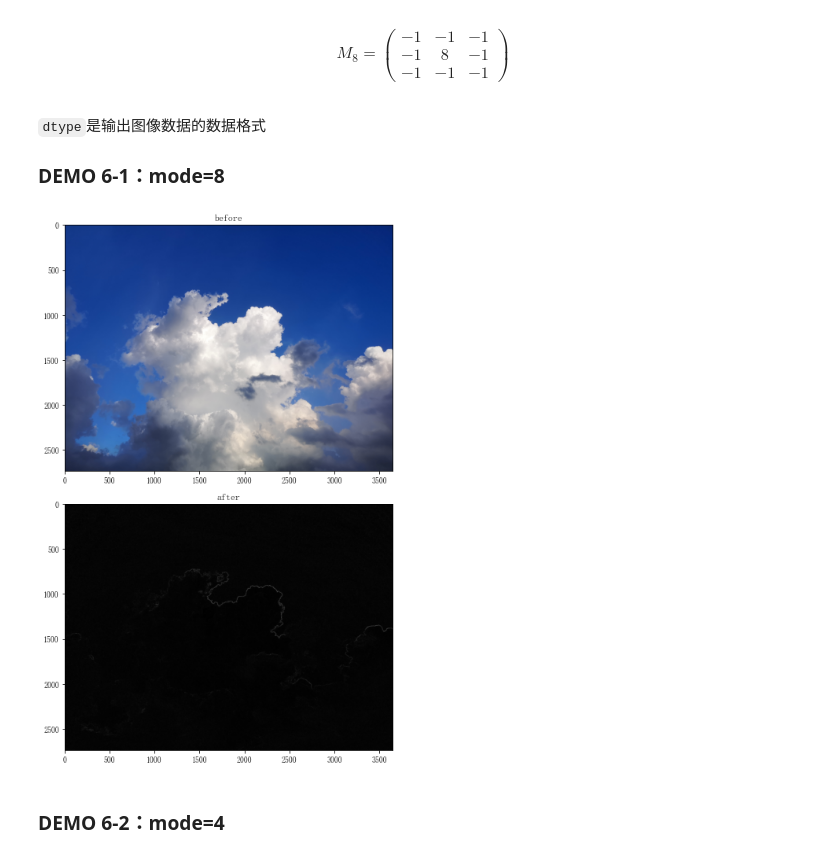
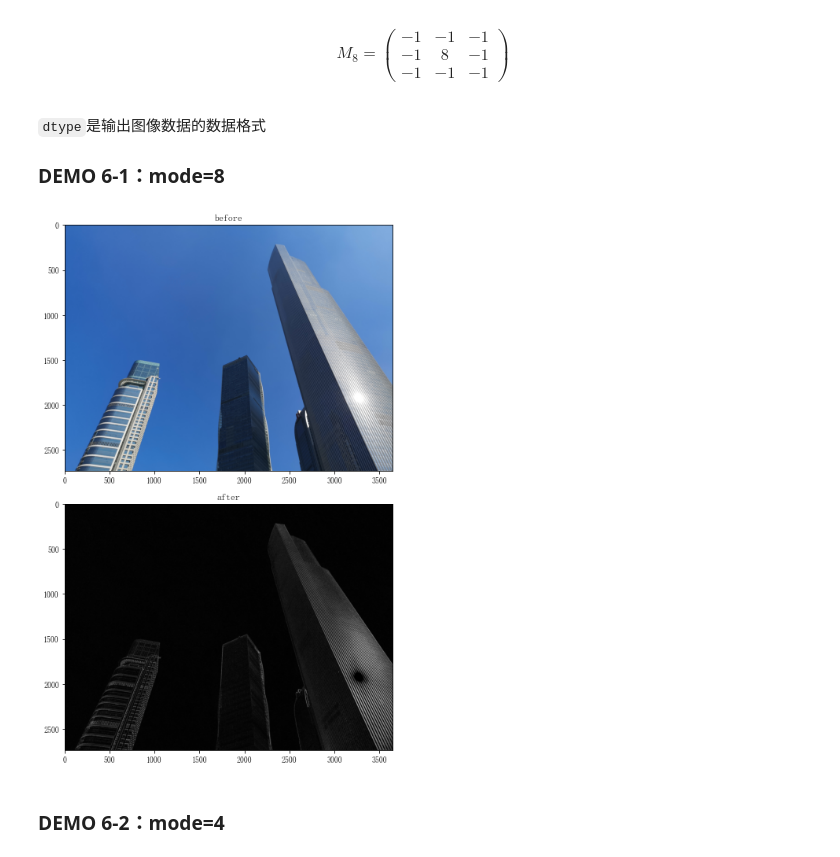
Before and after one commit to HOKOTATE-pzw/maysics, a Jupyter notebook: maysics教程/image说明.ipynb, the cells around one changed output. Cells and saved outputs as stored; diff of their text form; code cells hidden in the pictures.

```diff
--- a/maysics教程/imageprocess说明.ipynb
+++ b/maysics教程/image说明.ipynb
@@ -214,20 +198,20 @@ linear_enhancement(data, begin, end, k, center=None, dtype=float)
 
 ### DEMO 4-1：对灰度图像的线性增强
 # %%
-from maysics.imageprocess import load, linear_enhancement, l_convert
+import maysics as ms
 from matplotlib import pyplot as plt
 
 fig = plt.figure(figsize=(20, 10))
-pic = load('test.jpg')
+pic = ms.load('test1.jpg', pic=True)
 
 # 转换为灰度图像
-pic = l_convert(pic, 'uint8')
+pic = ms.image.l_convert(pic, 'uint8')
 
 ax = fig.add_subplot(2, 1, 1)
 ax.imshow(pic, cmap=plt.cm.gray)
 ax.set_title('before')
 
-pic = linear_enhancement(pic, 90, 120, 5, dtype='uint8')
+pic = ms.image.linear_enhancement(pic, 90, 120, 5, dtype='uint8')
 ax = fig.add_subplot(2, 1, 2)
 ax.imshow(pic, cmap=plt.cm.gray)
 ax.set_title('after')
@@ -238,17 +222,17 @@ plt.tight_layout()
 # %% [markdown]
 ### DEMO 4-2：对RGB图像的线性增强
 # %%
-from maysics.imageprocess import load, linear_enhancement
+import maysics as ms
 from matplotlib import pyplot as plt
 
 fig = plt.figure(figsize=(20, 10))
-pic = load('test.jpg')
+pic = ms.load('test1.jpg', pic=True)
 
 ax = fig.add_subplot(2, 1, 1)
 ax.imshow(pic, cmap=plt.cm.gray)
 ax.set_title('before')
 
-pic = linear_enhancement(pic, 90, 120, 5, dtype='uint8')
+pic = ms.image.linear_enhancement(pic, 90, 120, 5, dtype='uint8')
 ax = fig.add_subplot(2, 1, 2)
 ax.imshow(pic, cmap=plt.cm.gray)
 ax.set_title('after')
@@ -268,21 +252,21 @@ $$grey_{new-k} = \frac{L+1}{N}\sum_{i=0}^{k}grey_{i}$$
 
 ### DEMO 5-1：灰度图像直方图均衡
 # %%
-from maysics import imageprocess as Image
+import maysics as ms
 import numpy as np
 from matplotlib import pyplot as plt
 
 fig = plt.figure(figsize=(15, 10))
 x = np.arange(0, 256)
-pic_1 = Image.load('test.jpg')
+pic_1 = ms.load('test1.jpg', pic=True)
 
 # 转换为灰度图像
-pic_1 = Image.l_convert(pic_1, dtype='uint8')
-hist_1 = Image.hist(pic_1)
+pic_1 = ms.image.l_convert(pic_1, dtype='uint8')
+hist_1 = ms.image.hist(pic_1)
 
 # 直方图均衡
-pic_2 = Image.hist_equa(pic_1, dtype='uint8')
-hist_2 = Image.hist(pic_2)
+pic_2 = ms.image.hist_equa(pic_1, dtype='uint8')
+hist_2 = ms.image.hist(pic_2)
 
 # 绘制图像
 ax = fig.add_subplot(2,2,1)
@@ -307,18 +291,18 @@ plt.tight_layout()
 # %% [markdown]
 ### DEMO 5-2：RGB图像直方图均衡
 # %%
-from maysics import imageprocess as Image
+import maysics as ms
 import numpy as np
 from matplotlib import pyplot as plt
 
 fig = plt.figure(figsize=(15, 10))
 x = np.arange(0, 256)
-pic_1 = Image.load('test.jpg')
-hist_1 = Image.hist(pic_1)
+pic_1 = ms.load('test1.jpg', pic=True)
+hist_1 = ms.image.hist(pic_1)
 
 # 直方图均衡
-pic_2 = Image.hist_equa(pic_1, dtype='uint8')
-hist_2 = Image.hist(pic_2)
+pic_2 = ms.image.hist_equa(pic_1, dtype='uint8')
+hist_2 = ms.image.hist(pic_2)
 
 # 绘制图像
 ax = fig.add_subplot(2,2,1)
@@ -366,24 +350,24 @@ $$
 
 ### DEMO 6-1：mode=8
 # %%
-from maysics.imageprocess import load, laplace
+import maysics as ms
 from matplotlib import pyplot as plt
 
 fig = plt.figure(figsize=(20, 10))
-pic = load('test.jpg')
+pic = ms.load('test2.jpg', pic=True)
 
 ax = fig.add_subplot(2, 1, 1)
 ax.imshow(pic, cmap=plt.cm.gray)
 ax.set_title('before')
 
-pic = laplace(pic, dtype='uint8')
+pic = ms.image.laplace(pic, dtype='uint8')
 ax = fig.add_subplot(2, 1, 2)
 ax.imshow(pic, cmap=plt.cm.gray)
 ax.set_title('after')
 
 plt.tight_layout()
 # %% [output]
-[figure, old version]
+[figure, new version]
 # %% [markdown]
 ### DEMO 6-2：mode=4
 # %%
```
Also changed, not shown: parts of 12 cells of this notebook, 32 other files.
